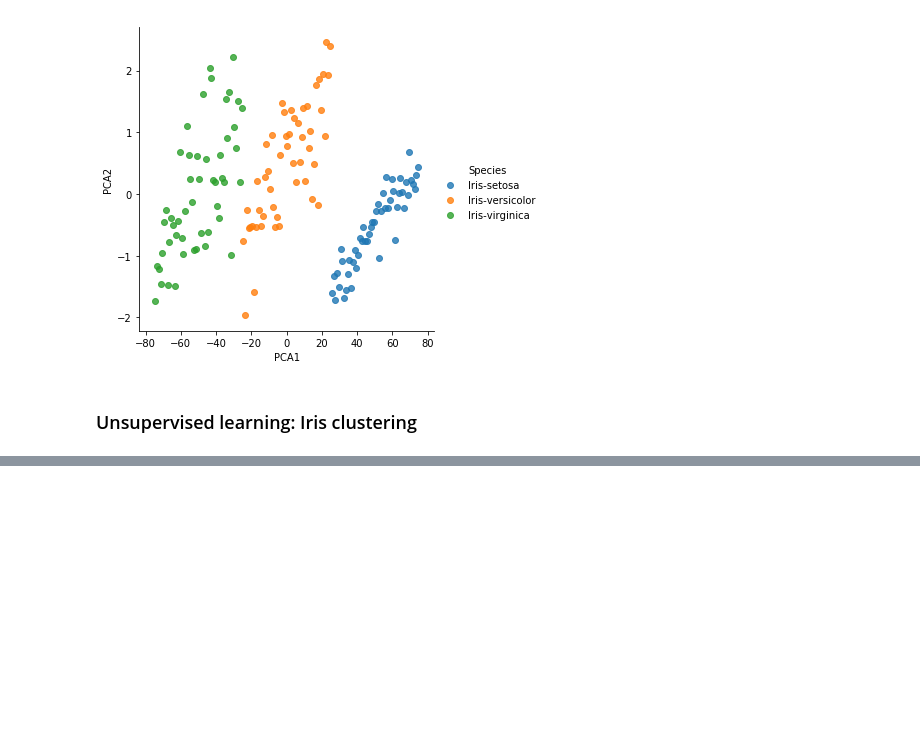
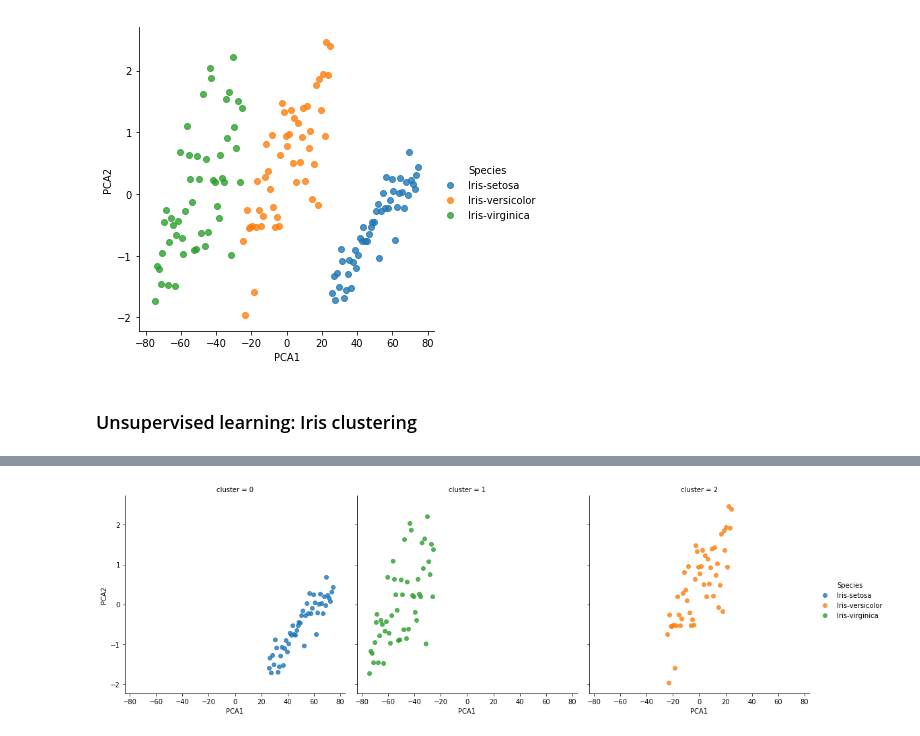
Before and after one commit to ShuklaPrashant21/Machine-Learning-Projects, a Jupyter notebook: Iris Flower dataset/Iris_data.ipynb, the cells around one changed output, grey strips where cells are left out. Drawn from its saved outputs; the diff is of its cells as text; code cells hidden in the pictures; blank space fills up the shorter version.

```diff
--- a/Iris Flower dataset/Iris_data.ipynb
+++ b/Iris Flower dataset/Iris_data.ipynb
@@ -92,10 +95,12 @@ sns.lmplot("PCA1", "PCA2", hue='Species', data=df, fit_reg=False)
 ## GMM attempts to model the data as a collection of Gaussian blobs.
 # %%
 # 1. Choose the model class
-from sklearn.mixture import GMM
+## GMM is not supported in newer version.
+
+from sklearn import mixture
 
 # 2. Instantiate the model w/ hyperparameters
-model = GMM(n_components=3, covariance_type='full')
+model = mixture.GaussianMixture(n_components=3, covariance_type='full')
 
 # 3. Fit to data. Notice y is not specified!
 model.fit(X_df)
@@ -106,0 +110,5 @@ ImportError: cannot import name 'GMM' from 'sklearn.mixture' (c:\users\lenovo\ap
+# %%
+df['cluster'] = y_gmm
+sns.lmplot("PCA1", "PCA2", data=df, hue='Species', col='cluster', fit_reg=False);
+# %% [output]
+[figure, added]
```
Also changed, not shown: parts of 2 cells of this notebook.
